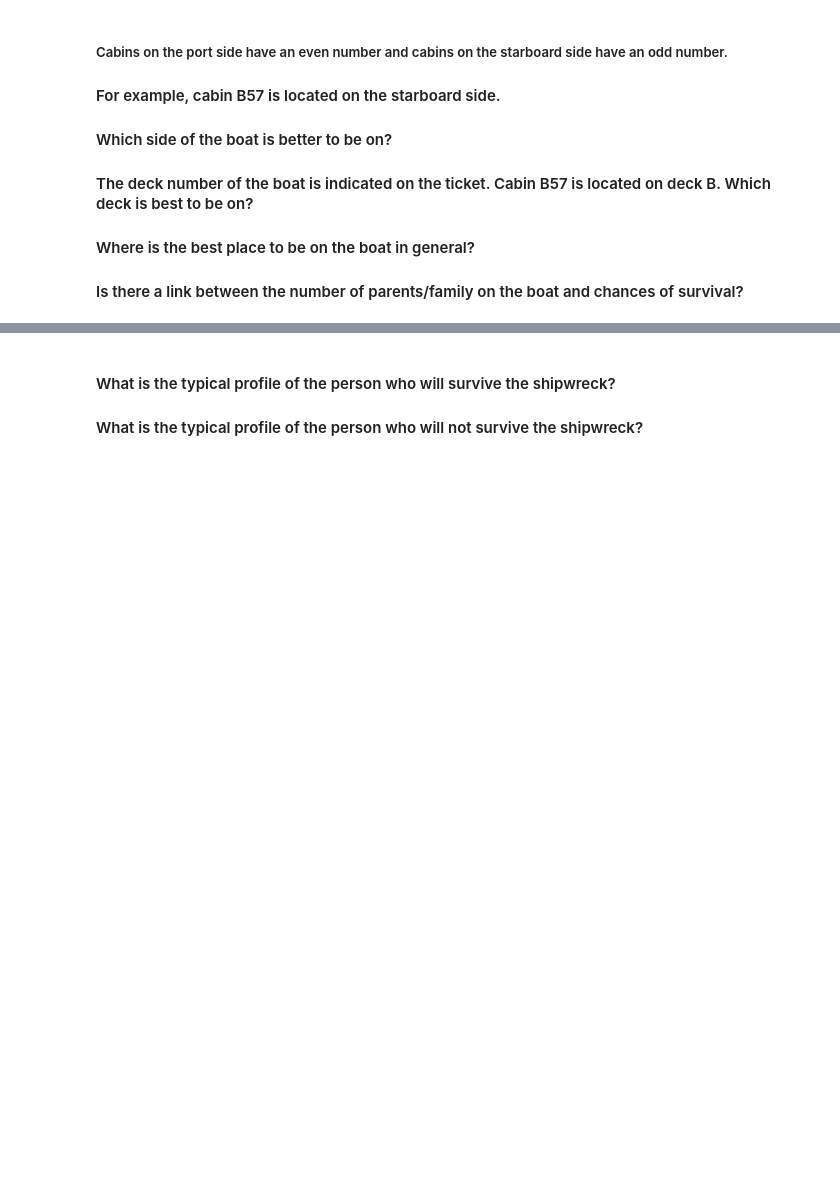
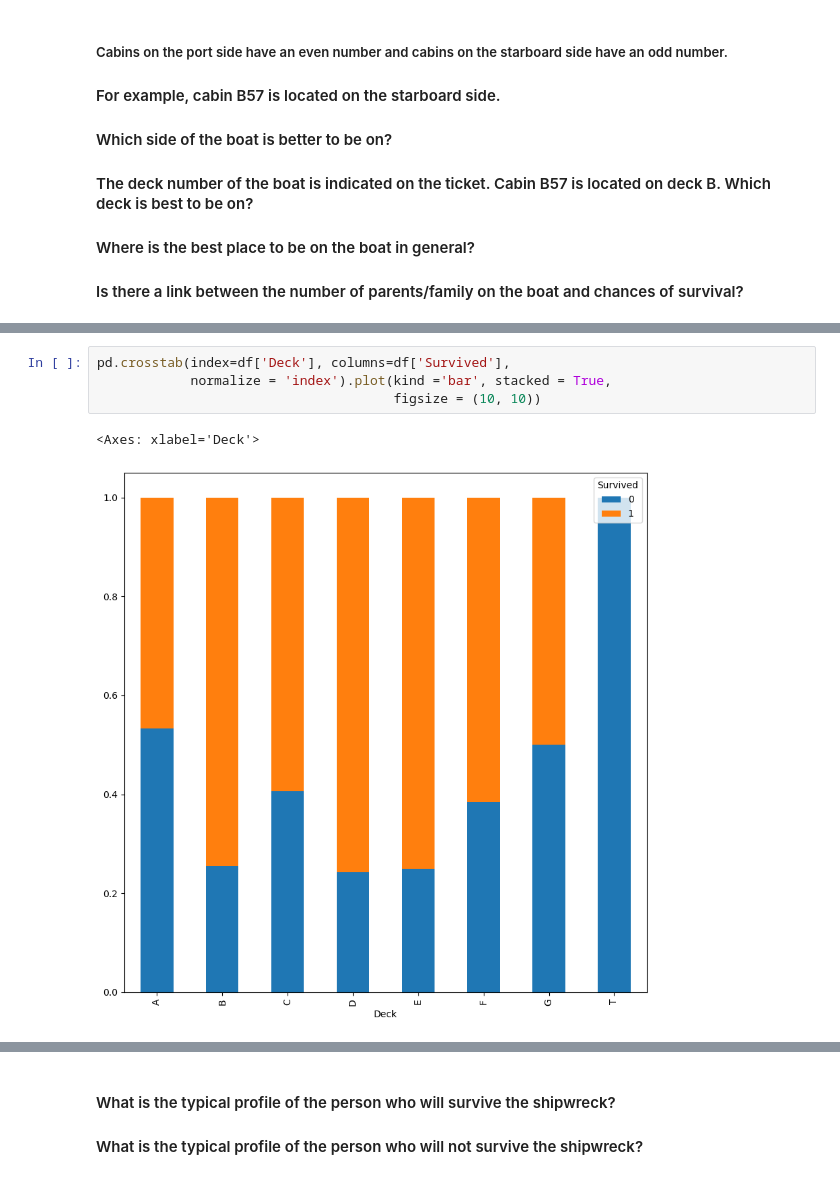
Before and after one commit to ben-rocheteau/data-science-tutorials, a Jupyter notebook: introduction-to-python/Introduction to pandas.ipynb, the cells around one changed output, grey strips where cells are left out. Drawn from its saved outputs; the diff is of its cells as text; blank space fills up the shorter version.

```diff
--- a/introduction-to-python/Introduction to pandas.ipynb
+++ b/introduction-to-python/Introduction to pandas.ipynb
@@ -238,0 +267,7 @@ df[['Survived', 'Pclass', 'Age', 'Fare', 'SibSp', 'Parch']].corr().style.backgro
+# %%
+pd.crosstab(index=df['Deck'], columns=df['Survived'],
+            normalize = 'index').plot(kind ='bar', stacked = True,
+                                      figsize = (10, 10))
+# %% [output]
+<Axes: xlabel='Deck'>
+[figure, added]
```
Also changed, not shown: parts of 11 cells of this notebook.
